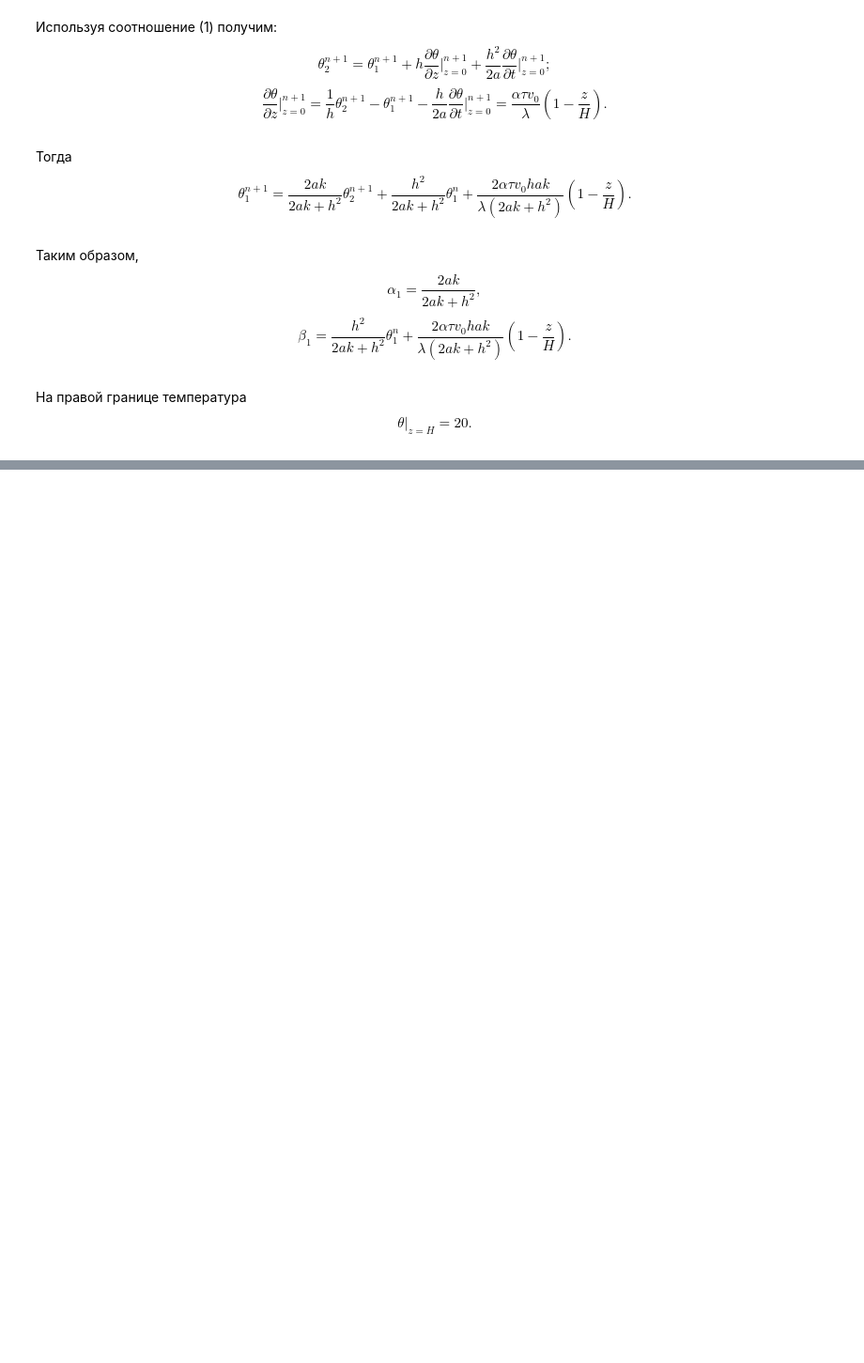
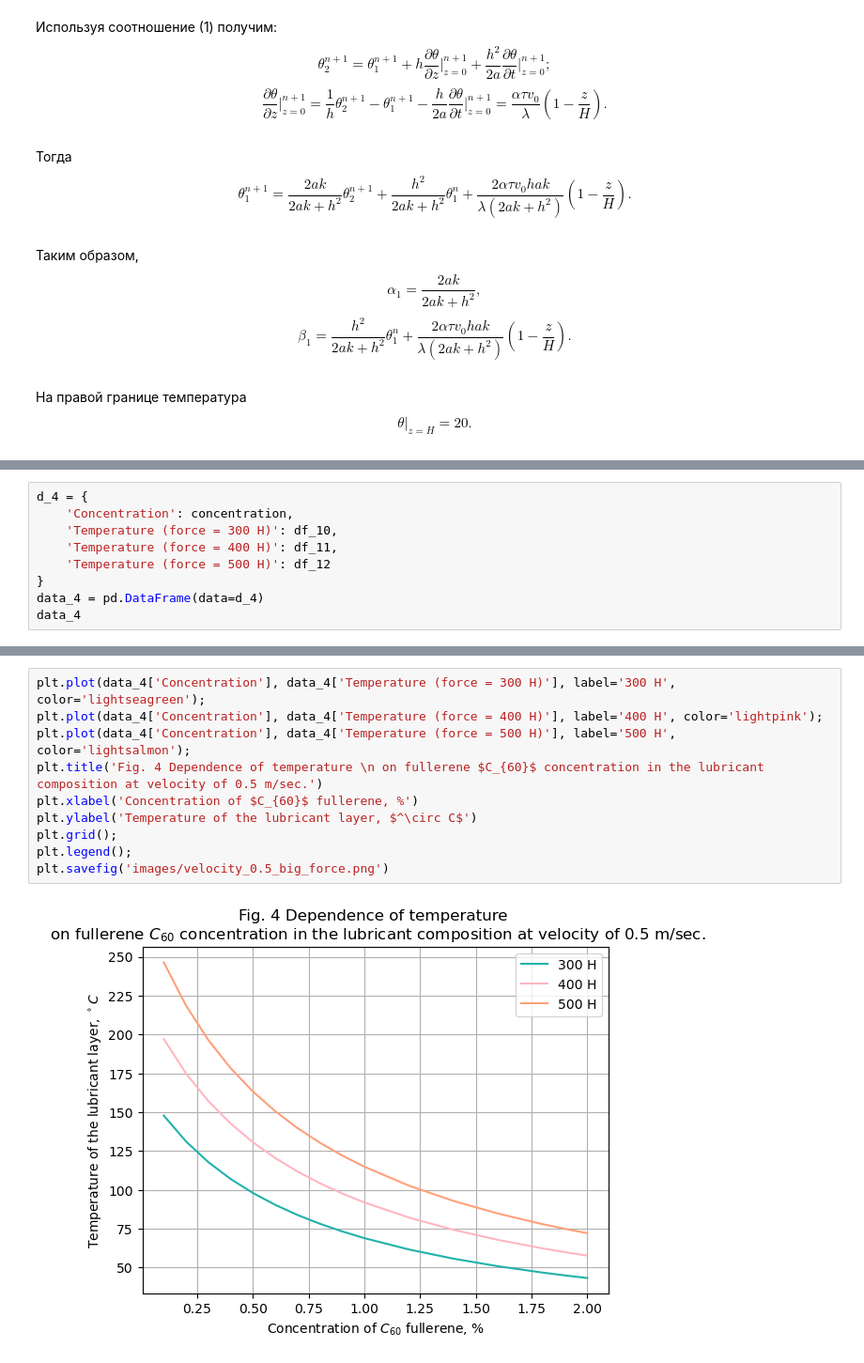
Before and after one commit to moonkerimka/fullerene, a Jupyter notebook: Numerical.ipynb, the cells around one changed output, grey strips where cells are left out. Shown at 94% size. Cells and saved outputs as stored; diff of their text form; blank space fills up the shorter version.

```diff
--- a/Numerical.ipynb
+++ b/Numerical.ipynb
@@ -160,0 +224,9 @@ data
+# %%
+d_4 = {
+    'Concentration': concentration,
+    'Temperature (force = 300 H)': df_10,
+    'Temperature (force = 400 H)': df_11,
+    'Temperature (force = 500 H)': df_12
+}
+data_4 = pd.DataFrame(data=d_4)
+data_4
@@ -170,0 +287,12 @@ plt.legend();
+# %%
+plt.plot(data_4['Concentration'], data_4['Temperature (force = 300 H)'], label='300 H', color='lightseagreen');
+plt.plot(data_4['Concentration'], data_4['Temperature (force = 400 H)'], label='400 H', color='lightpink');
+plt.plot(data_4['Concentration'], data_4['Temperature (force = 500 H)'], label='500 H', color='lightsalmon');
+plt.title('Fig. 4 Dependence of temperature \n on fullerene $C_{60}$ concentration in the lubricant composition at velocity of 0.5 m/sec.')
+plt.xlabel('Concentration of $C_{60}$ fullerene, %')
+plt.ylabel('Temperature of the lubricant layer, $^\circ С$')
+plt.grid();
+plt.legend();
+plt.savefig('images/velocity_0.5_big_force.png')
+# %% [output]
+[figure, added]
```
Also changed, not shown: parts of 11 cells of this notebook, 9 other files.
